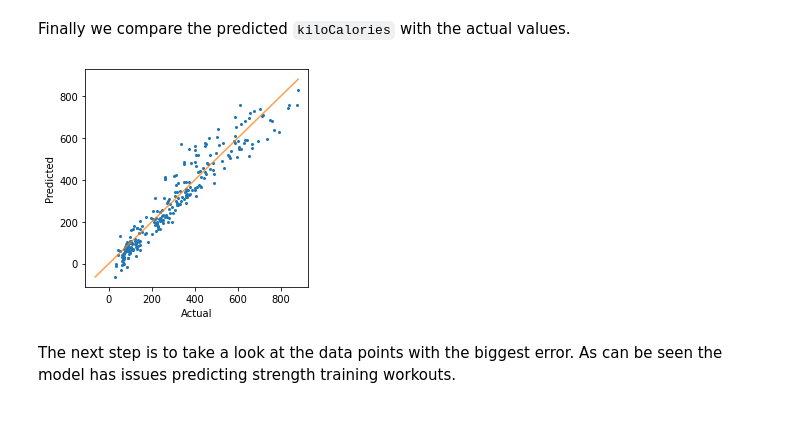
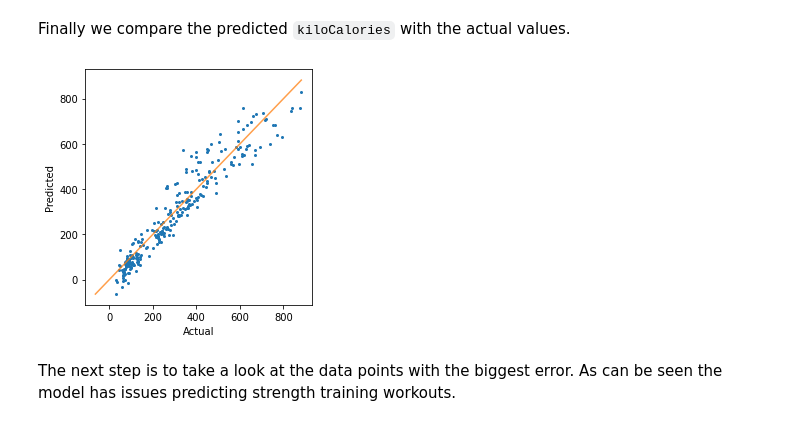
Before and after one commit to besiobu/data-science-portfolio, a Jupyter notebook: polar/Polar.ipynb, the cells around one changed output. Saved outputs shown, nothing was run; the diff lists cells and outputs as text; code cells hidden in the pictures.

```diff
--- a/polar/Polar.ipynb
+++ b/polar/Polar.ipynb
@@ -934,19 +937,20 @@ Finally we compare the predicted `kiloCalories` with the actual values.
 # %%
 y_pred = mdl.predict(reg_df)
 y_pred = y_pred.to_numpy().reshape(len(y_pred))
 
 m = np.min(np.hstack([y_true, y_pred]))
 M = np.max(np.hstack([y_true, y_pred]))
 
 x = np.linspace(m, M, len(y_pred))
 plt.plot(y_true, y_pred, 'o', markersize=2)
 plt.plot(x,x, alpha=3/4)
 plt.ylabel('Predicted')
 plt.xlabel('Actual')
+plt.tight_layout()
 plt.savefig('./img/mdl_predicted_vs_actual.png')
 plt.show()
 # %% [output]
-[figure, old version]
+[figure, new version]
 # %% [markdown]
 The next step is to take a look at the data points with the biggest error. As can be seen the model has issues predicting strength training workouts.
 # %%
```
Also changed, not shown: parts of 15 cells of this notebook, 7 other files.
